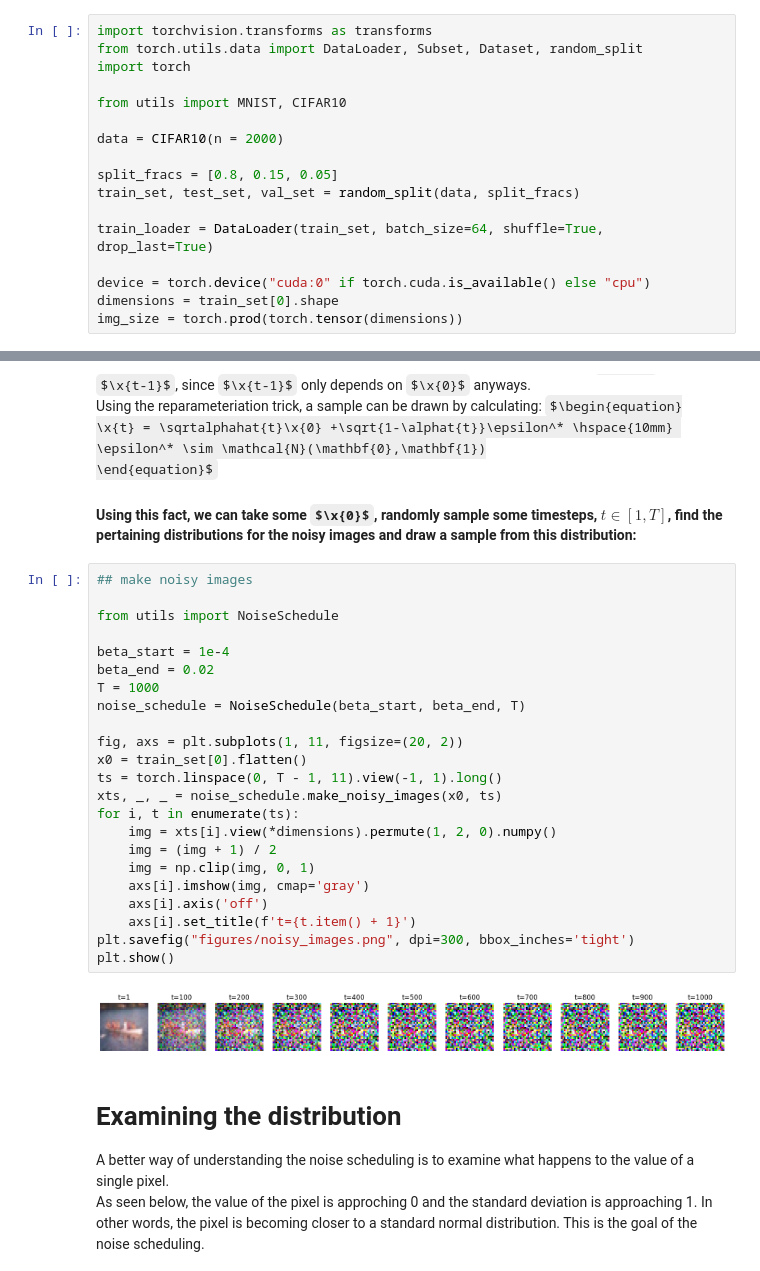
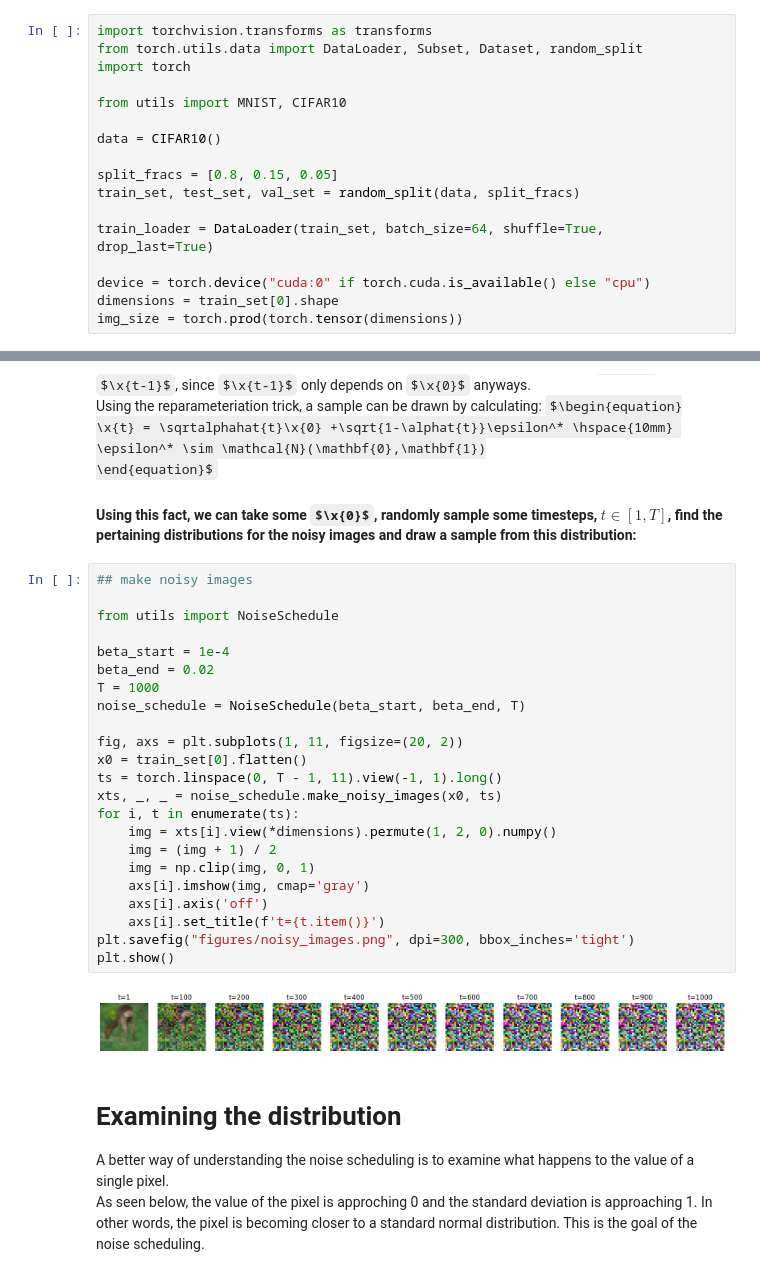
Before and after one commit to Andemand111/Specialkursus_diffusionmodel, a Jupyter notebook: main.IPYNB, the cells around one changed output, grey strips where cells are left out. Cells and saved outputs as stored; diff of their text form; some formulas as TeX source.

```diff
--- a/main.IPYNB
+++ b/main.IPYNB
@@ -15,7 +15,7 @@ import torch
 
 from utils import MNIST, CIFAR10
 
-data = CIFAR10(n = 2000)
+data = CIFAR10()
 
 split_fracs = [0.8, 0.15, 0.05]
 train_set, test_set, val_set = random_split(data, split_fracs)
@@ -69,28 +69,28 @@ $\begin{equation}
 # %%
 ## make noisy images
 
 from utils import NoiseSchedule
 
 beta_start = 1e-4
 beta_end = 0.02
 T = 1000
 noise_schedule = NoiseSchedule(beta_start, beta_end, T)
 
 fig, axs = plt.subplots(1, 11, figsize=(20, 2))
 x0 = train_set[0].flatten()
 ts = torch.linspace(0, T - 1, 11).view(-1, 1).long()
 xts, _, _ = noise_schedule.make_noisy_images(x0, ts)
 for i, t in enumerate(ts):
     img = xts[i].view(*dimensions).permute(1, 2, 0).numpy()
     img = (img + 1) / 2
     img = np.clip(img, 0, 1)
     axs[i].imshow(img, cmap='gray')
     axs[i].axis('off')
-    axs[i].set_title(f't={t.item() + 1}')
+    axs[i].set_title(f't={t.item()}')
 plt.savefig("figures/noisy_images.png", dpi=300, bbox_inches='tight')
 plt.show()
 # %% [output]
-[figure, old version]
+[figure, new version]
 # %% [markdown]
 # Examining the distribution
 
```
Also changed, not shown: parts of 8 cells of this notebook, 4 other files.
